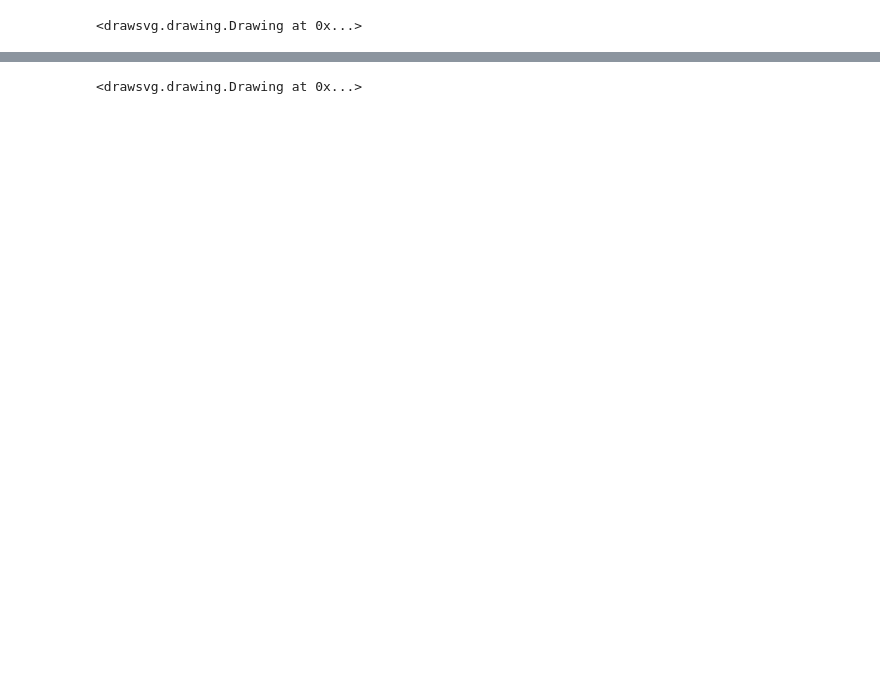
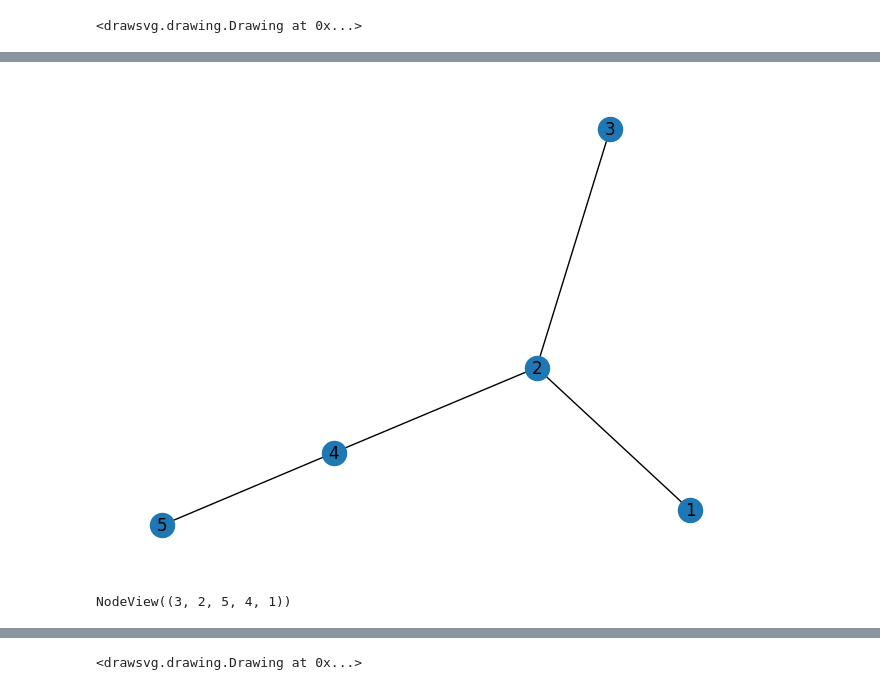
Before and after one commit to zeyak/GlyContact_analyses, a Jupyter notebook: scripts/correlation/func/dev/glycodraw.ipynb, the cells around one changed output, grey strips where cells are left out. Drawn from its saved outputs; the diff is of its cells as text; code cells hidden in the pictures; blank space fills up the shorter version.

```diff
--- a/scripts/correlation/func/dev/glycodraw.ipynb
+++ b/scripts/correlation/func/dev/glycodraw.ipynb
@@ -216,0 +257,8 @@ GlycoDraw("Fuc(a1-2)Gal(b1-4)[Fuc(a1-3)]GlcNAc")
+# %%
+nx.draw(glycan_graphs['Fuc(a1-2)Gal(b1-4)[Fuc(a1-3)]GlcNAc'], with_labels=True)
+# %% [output]
+[figure, added]
+# %%
+glycan_graphs['Fuc(a1-2)Gal(b1-4)[Fuc(a1-3)]GlcNAc'].nodes
+# %% [output]
+NodeView((3, 2, 5, 4, 1))
```
Also changed, not shown: parts of 7 cells of this notebook, 26 other files.
